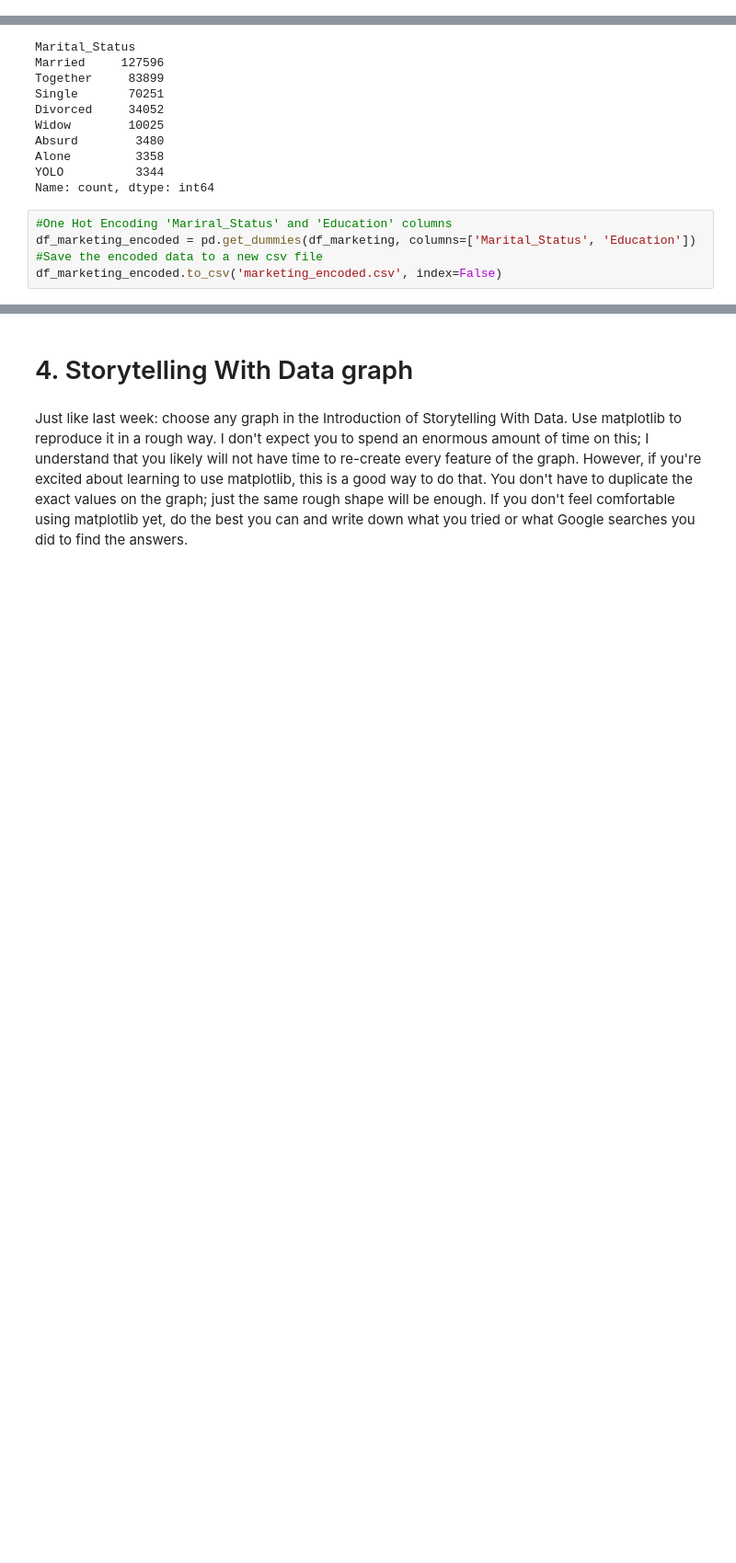
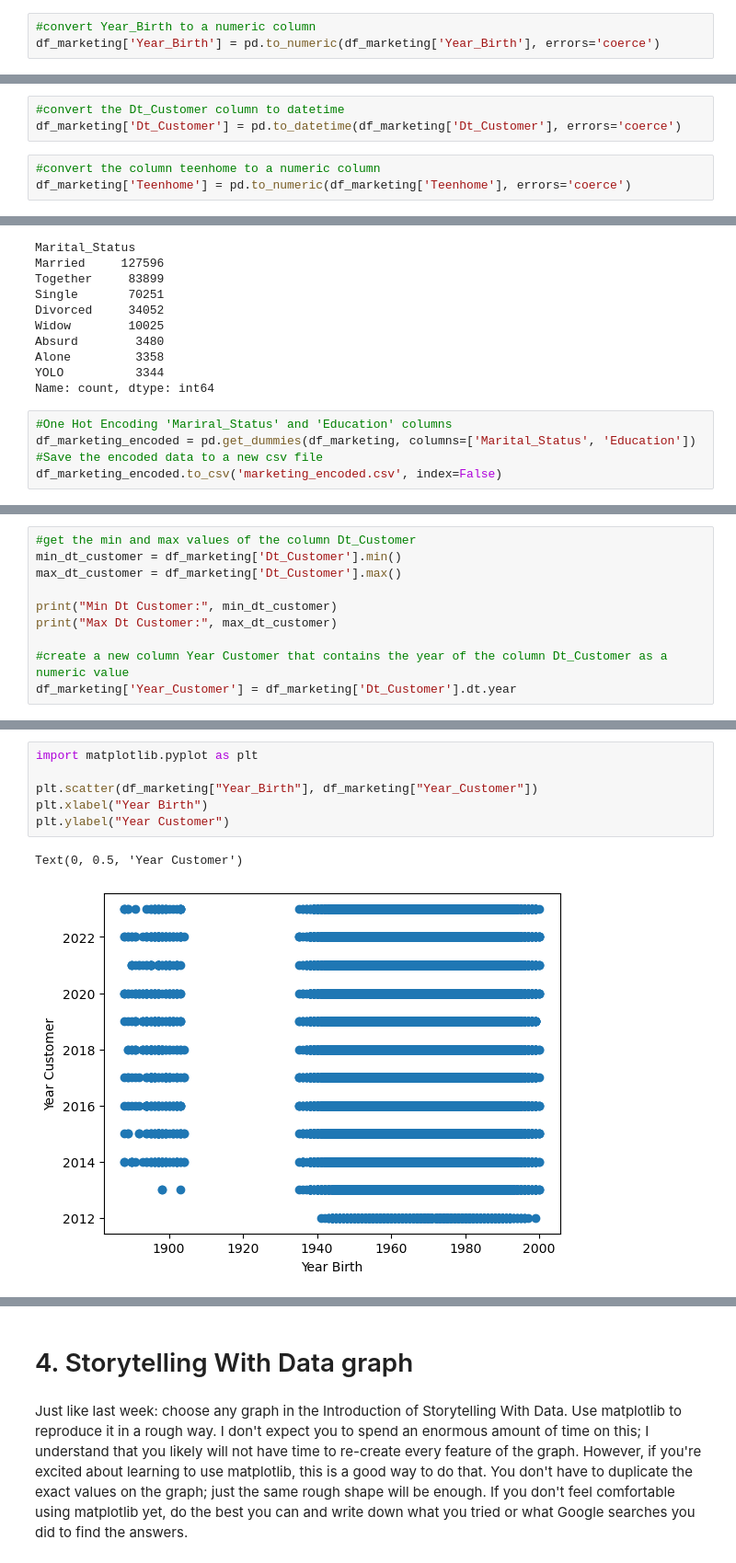
Before and after one commit to DaveD-BU/DX699-2025-spring-B2, a Jupyter notebook: OMDS-ModB2-Week2-Davis-David.ipynb, the cells around one changed output, grey strips where cells are left out. Shown at 92% size. Drawn from its saved outputs; the diff is of its cells as text; blank space fills up the shorter version.

```diff
--- a/OMDS-ModB2-Week2-Davis-David.ipynb
+++ b/OMDS-ModB2-Week2-Davis-David.ipynb
@@ -120,0 +174,3 @@ df_marketing = df_marketing[df_marketing['Education'] != 'Divorced']
+# %%
+#convert Year_Birth to a numeric column
+df_marketing['Year_Birth'] = pd.to_numeric(df_marketing['Year_Birth'], errors='coerce')
@@ -121,3 +182,9 @@ df_marketing = df_marketing[df_marketing['Education'] != 'Divorced']
+# %%
+#convert the Dt_Customer column to datetime
+df_marketing['Dt_Customer'] = pd.to_datetime(df_marketing['Dt_Customer'], errors='coerce')
+# %%
+#convert the column teenhome to a numeric column
+df_marketing['Teenhome'] = pd.to_numeric(df_marketing['Teenhome'], errors='coerce')
 # %%
 #Distinct value in the Marital_Status column with the count of each value
 df_marketing['Marital_Status'].value_counts()
@@ -139,0 +217,10 @@ df_marketing_encoded.to_csv('marketing_encoded.csv', index=False)
+# %%
+#get the min and max values of the column Dt_Customer
+min_dt_customer = df_marketing['Dt_Customer'].min()
+max_dt_customer = df_marketing['Dt_Customer'].max()
+
+print("Min Dt Customer:", min_dt_customer)
+print("Max Dt Customer:", max_dt_customer)
+
+#create a new column Year Customer that contains the year of the column Dt_Customer as a numeric value
+df_marketing['Year_Customer'] = df_marketing['Dt_Customer'].dt.year
@@ -139,0 +230,9 @@ df_marketing_encoded.to_csv('marketing_encoded.csv', index=False)
+# %%
+import matplotlib.pyplot as plt
+
+plt.scatter(df_marketing["Year_Birth"], df_marketing["Year_Customer"])
+plt.xlabel("Year Birth")
+plt.ylabel("Year Customer")
+# %% [output]
+Text(0, 0.5, 'Year Customer')
+[figure, added]
```
Also changed, not shown: parts of 9 cells of this notebook, 1 other file.
